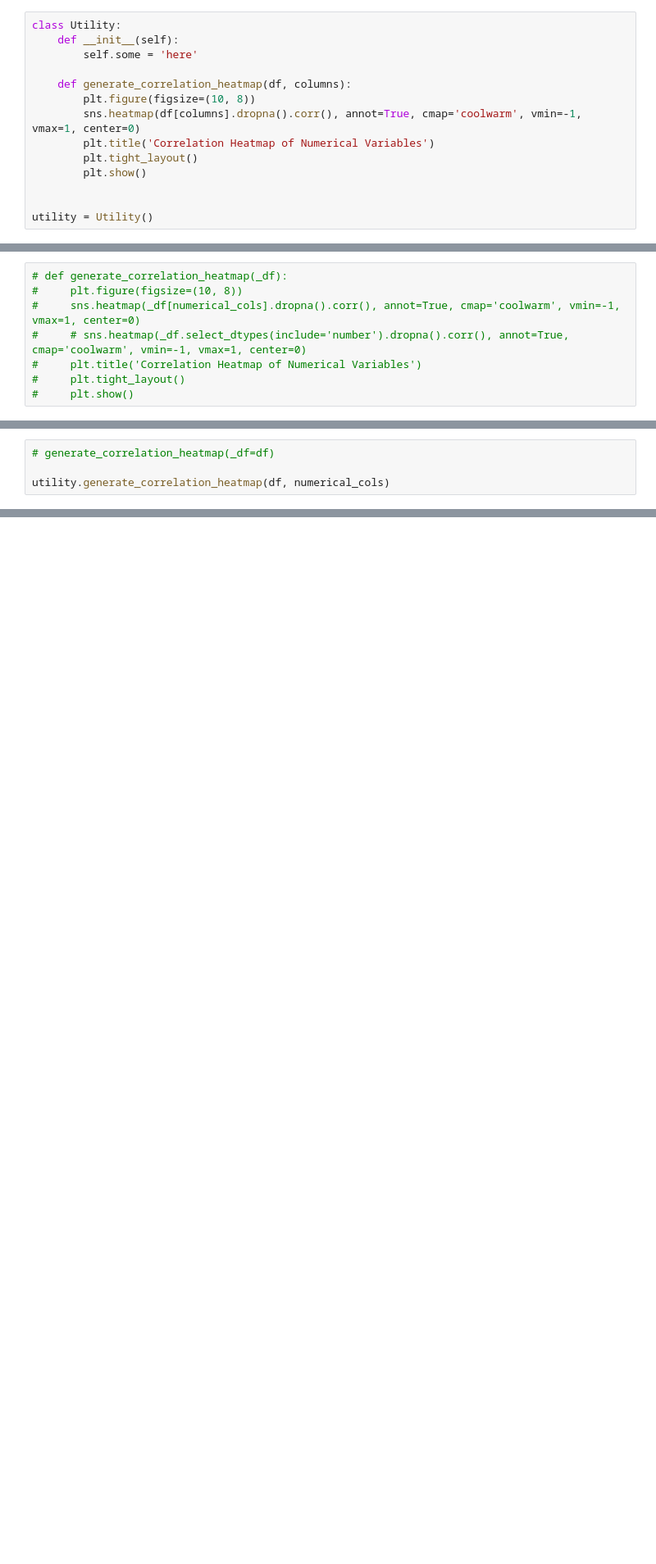
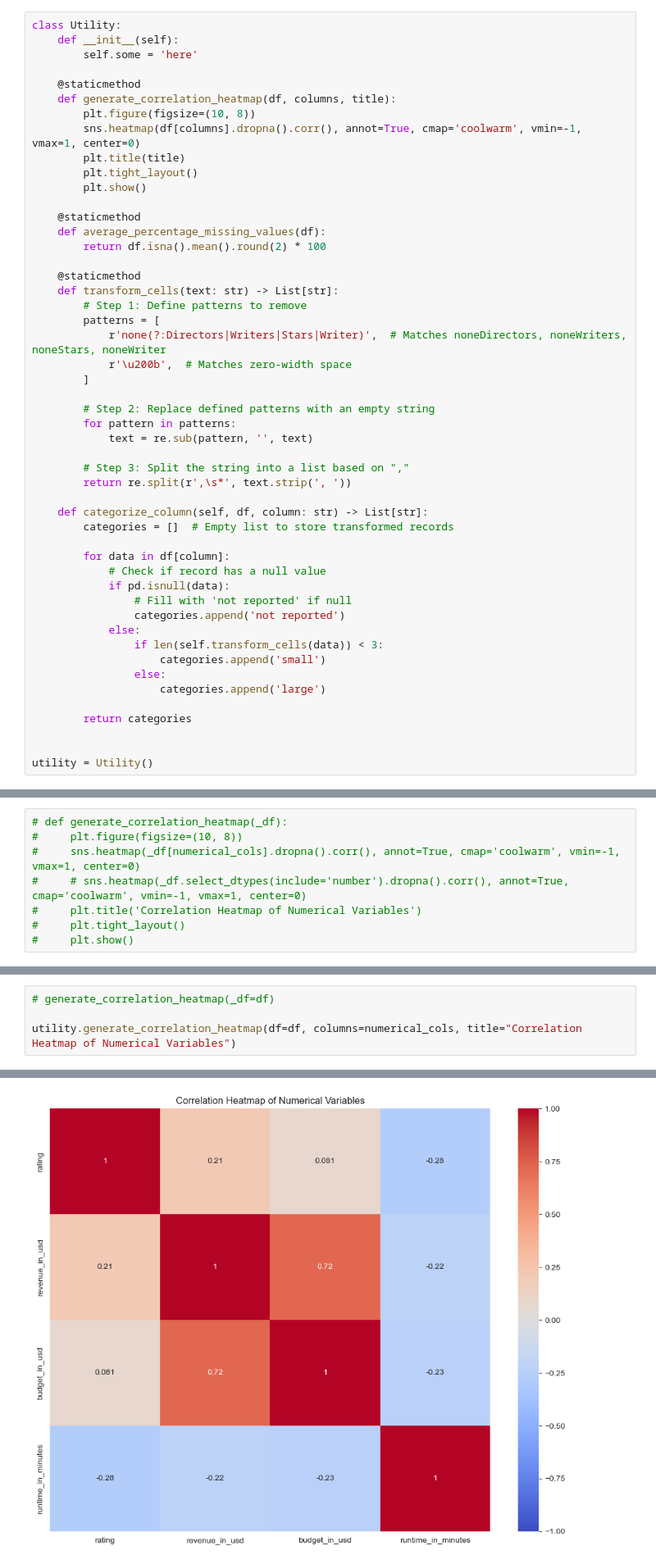
Before and after one commit to akinolu52/movie-revenue-prediction, a Jupyter notebook: explore.ipynb, the cells around one changed output, grey strips where cells are left out. Shown at 82% size. Cells and saved outputs as stored; diff of their text form; blank space fills up the shorter version.

```diff
--- a/explore.ipynb
+++ b/explore.ipynb
@@ -628,13 +749,49 @@ class Utility:
     def __init__(self):
         self.some = 'here'
 
-    def generate_correlation_heatmap(df, columns):
+    @staticmethod
+    def generate_correlation_heatmap(df, columns, title):
         plt.figure(figsize=(10, 8))
         sns.heatmap(df[columns].dropna().corr(), annot=True, cmap='coolwarm', vmin=-1, vmax=1, center=0)
-        plt.title('Correlation Heatmap of Numerical Variables')
+        plt.title(title)
         plt.tight_layout()
         plt.show()
 
+    @staticmethod
+    def average_percentage_missing_values(df):
+        return df.isna().mean().round(2) * 100
+
+    @staticmethod
+    def transform_cells(text: str) -> List[str]:
+        # Step 1: Define patterns to remove
+        patterns = [
+            r'none(?:Directors|Writers|Stars|Writer)',  # Matches noneDirectors, noneWriters, noneStars, noneWriter
+            r'\u200b',  # Matches zero-width space
+        ]
+
+        # Step 2: Replace defined patterns with an empty string
+        for pattern in patterns:
+            text = re.sub(pattern, '', text)
+
+        # Step 3: Split the string into a list based on ","
+        return re.split(r',\s*', text.strip(', '))
+
+    def categorize_column(self, df, column: str) -> List[str]:
+        categories = []  # Empty list to store transformed records
+
+        for data in df[column]:
+            # Check if record has a null value
+            if pd.isnull(data):
+                # Fill with 'not reported' if null
+                categories.append('not reported')
+            else:
+                if len(self.transform_cells(data)) < 3:
+                    categories.append('small')
+                else:
+                    categories.append('large')
+
+        return categories
+
 
 utility = Utility()
 # %% [markdown]
@@ -875,5 +1040,5 @@ for col in categorical_cols:
 # %%
 # generate_correlation_heatmap(_df=df)
 
-utility.generate_correlation_heatmap(df, numerical_cols)
+utility.generate_correlation_heatmap(df=df, columns=numerical_cols, title="Correlation Heatmap of Numerical Variables")
 # %% [output]
@@ -881,3 +1045,4 @@ TypeError: Utility.generate_correlation_heatmap() takes 2 positional arguments b
+[figure, added]
 # %%
 # Box plot for 'Gross Worldwide' by 'genres'
 
```
Also changed, not shown: parts of 13 cells of this notebook.
